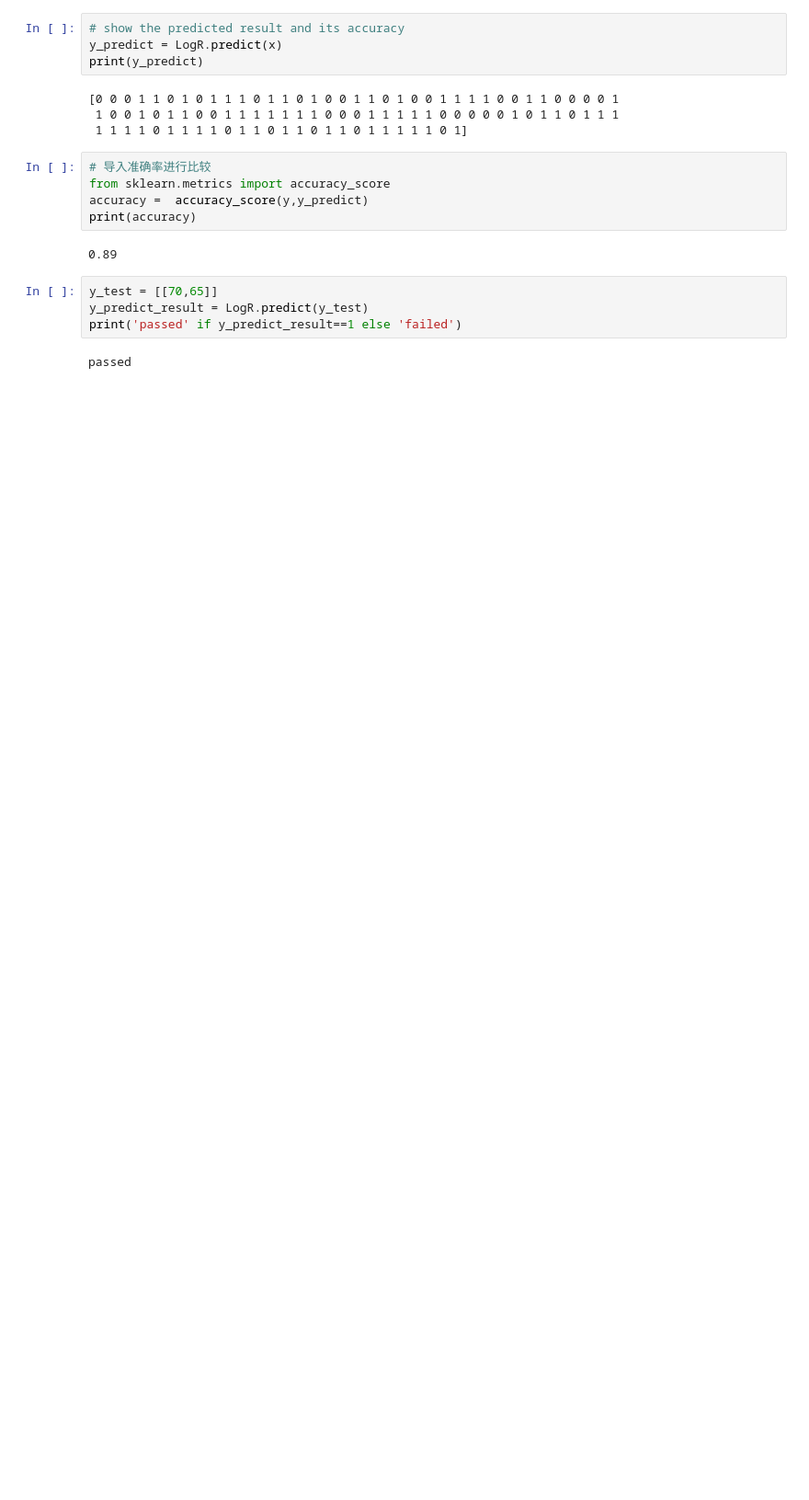
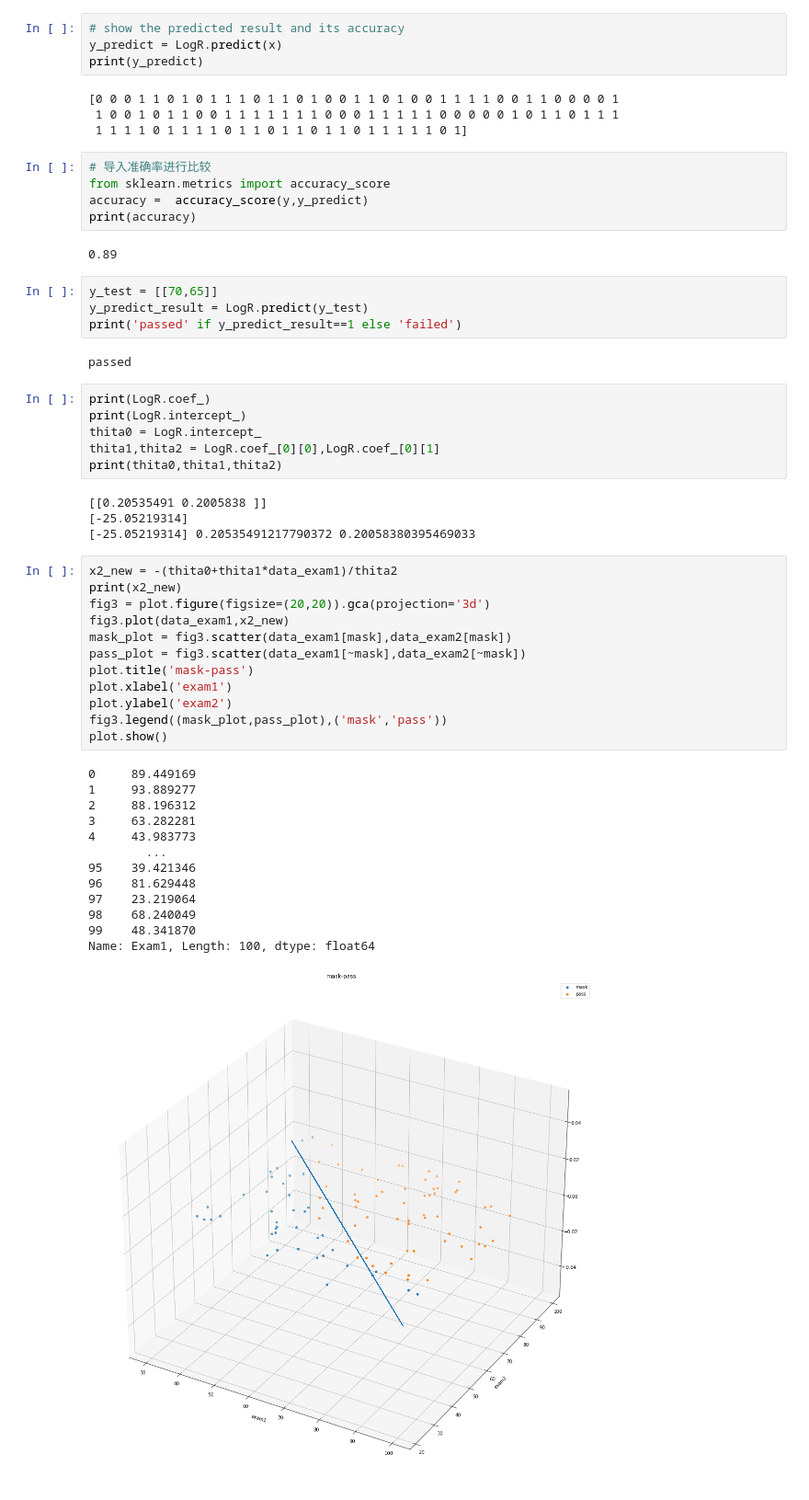
Before and after one commit to HideTheTime/py, a Jupyter notebook: 逻辑回归.ipynb, the cells around one changed output. Shown: that part at 92% size. Cells and saved outputs as stored; diff of their text form; blank space fills up the shorter version.

```diff
--- a/逻辑回归.ipynb
+++ b/逻辑回归.ipynb
@@ -112,3 +112,39 @@ y_predict_result = LogR.predict(y_test)
 print('passed' if y_predict_result==1 else 'failed')
 # %% [output]
 passed
+# %%
+print(LogR.coef_)
+print(LogR.intercept_)
+thita0 = LogR.intercept_
+thita1,thita2 = LogR.coef_[0][0],LogR.coef_[0][1]
+print(thita0,thita1,thita2)
+# %% [output]
+[[0.20535491 0.2005838 ]]
+[-25.05219314]
+[-25.05219314] 0.20535491217790372 0.20058380395469033
+# %%
+x2_new = -(thita0+thita1*data_exam1)/thita2
+print(x2_new)
+fig3 = plot.figure(figsize=(20,20)).gca(projection='3d')
+fig3.plot(data_exam1,x2_new)
+mask_plot = fig3.scatter(data_exam1[mask],data_exam2[mask])
+pass_plot = fig3.scatter(data_exam1[~mask],data_exam2[~mask])
+plot.title('mask-pass')
+plot.xlabel('exam1')
+plot.ylabel('exam2')
+fig3.legend((mask_plot,pass_plot),('mask','pass'))
+plot.show()
+# %% [output]
+0     89.449169
+1     93.889277
+2     88.196312
+3     63.282281
+4     43.983773
+        ...
+95    39.421346
+96    81.629448
+97    23.219064
+98    68.240049
+99    48.341870
+Name: Exam1, Length: 100, dtype: float64
+[figure, added]
```
Also changed, not shown: parts of 8 cells of this notebook.
